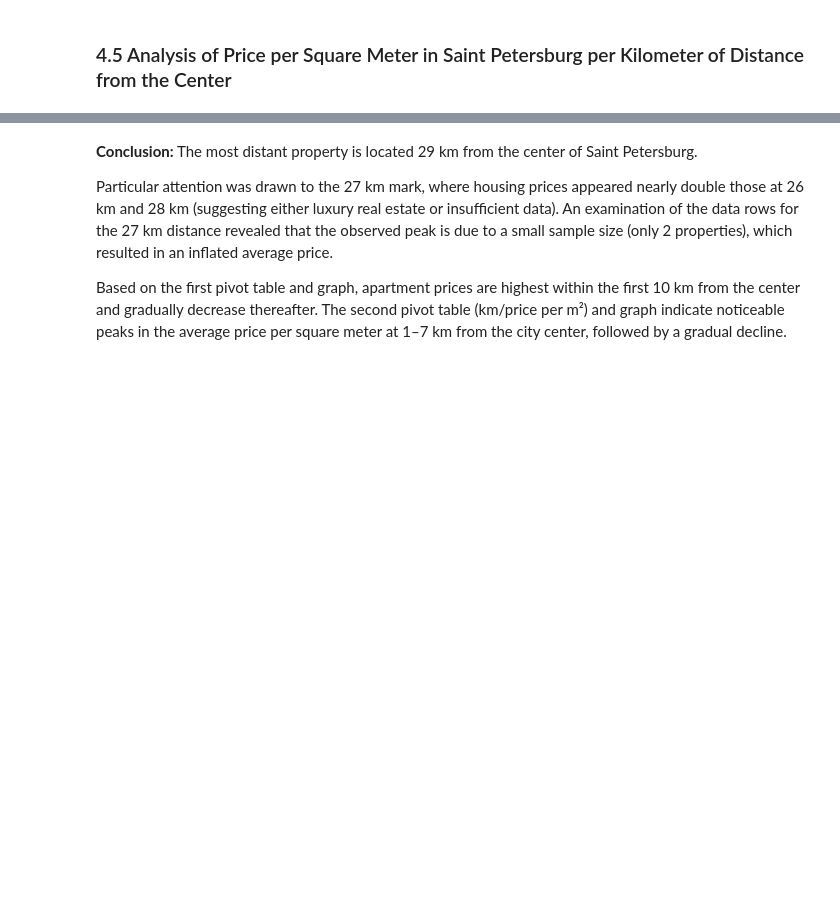
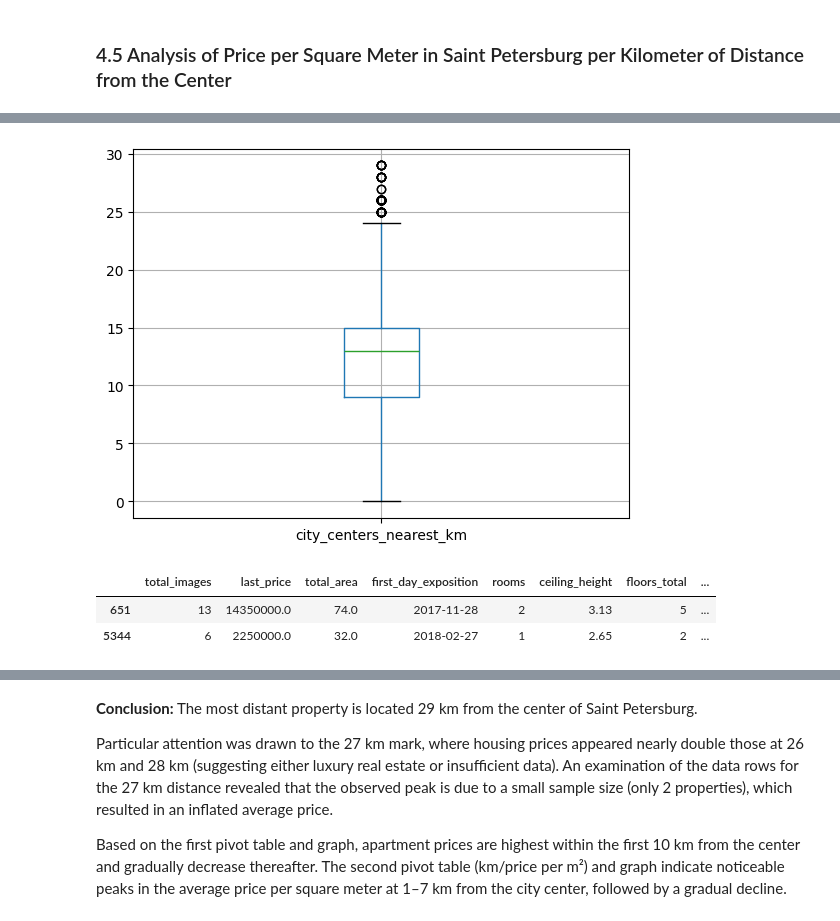
Before and after one commit to nastya-paprika/p2-ml-real-estate-market-analysis, a Jupyter notebook: ml-real-estate-market-analysis.ipynb, the cells around one changed output, grey strips where cells are left out. Saved outputs shown, nothing was run; the diff lists cells and outputs as text; code cells hidden in the pictures; blank space fills up the shorter version.

```diff
--- a/ml-real-estate-market-analysis.ipynb
+++ b/ml-real-estate-market-analysis.ipynb
@@ -139,3 +139,7 @@ data['balcony'].isna().value_counts()
 balcony
 False    23699
 Name: count, dtype: int64
+# %%
+# parks_around3000 - filling 0s in gaps
+data['parks_around3000'] = data['parks_around3000'].fillna(0)
+data['parks_around3000'].isna().value_counts()
@@ -141,0 +150,4 @@ Name: count, dtype: int64
+# %%
+# ponds_around3000 - filling 0s in gaps
+data['ponds_around3000'] = data['ponds_around3000'].fillna(0)
+data['ponds_around3000'].isna().value_counts()
@@ -762,7 +1444,13 @@ data[data['locality_clean_name'] == 'Санкт-Петербург']['city_cente
 # %%
-data.query('locality_clean_name == "Санкт-Петербург"').boxplot(column='city_center_nearest_km');
+data.query('locality_clean_name == "Санкт-Петербург"').boxplot(column='city_centers_nearest_km');
+# %% [output]
+[figure, added]
 # %%
-data.query('locality_clean_name == "Санкт-Петербург" and city_center_nearest_km == 27')
+data.query('locality_clean_name == "Санкт-Петербург" and city_centers_nearest_km == 27')
+# %% [output]
+|  | total_images | last_price | total_area | first_day_exposition | rooms | ceiling_height | floors_total | ... |
+| 651 | 13 | 14350000.0 | 74.0 | 2017-11-28 | 2 | 3.13 | 5 | ... |
+| 5344 | 6 | 2250000.0 | 32.0 | 2018-02-27 | 1 | 2.65 | 2 | ... |
 # %%
 # plotting the change in average price for each kilometer from the center of St. Petersburg
 (
```
Also changed, not shown: parts of 99 cells of this notebook.
